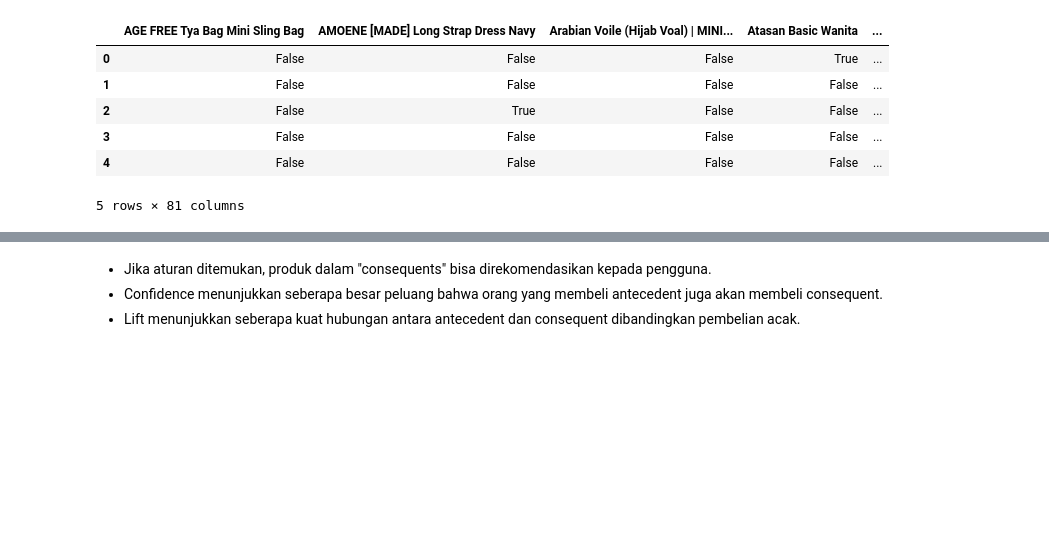
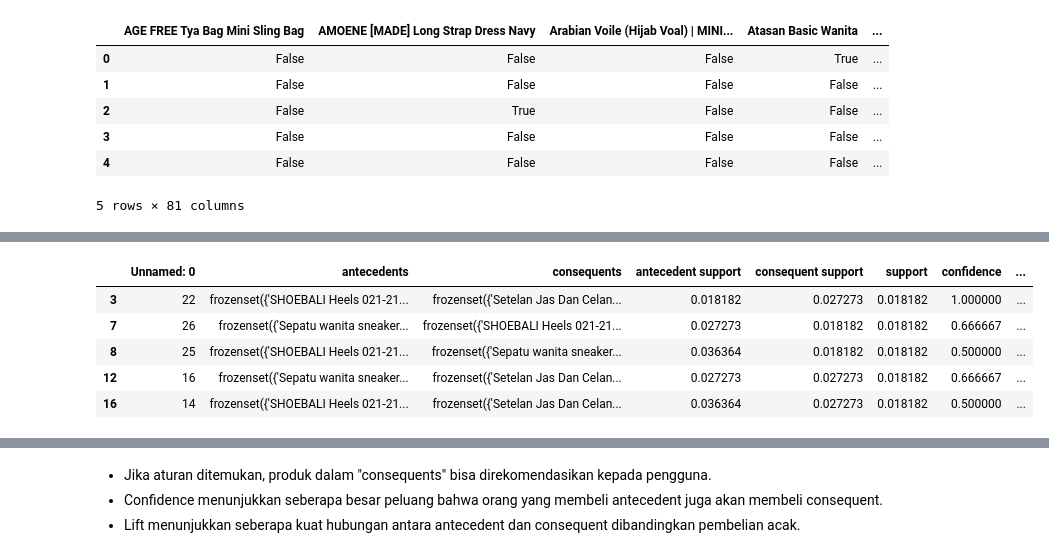
Before and after one commit to carsen09/uas-data-mining, a Jupyter notebook: notebook.ipynb, the cells around one changed output, grey strips where cells are left out. Cells and saved outputs as stored; diff of their text form; code cells hidden in the pictures; blank space fills up the shorter version.

```diff
--- a/notebook.ipynb
+++ b/notebook.ipynb
@@ -571,0 +584,17 @@ rules.to_csv('association_rules.csv')
+# %%
+product_list = sorted(set(rules["antecedents"].apply(eval).explode()))  # Mendapatkan daftar produk unik
+selected_products = ['SHOEBALI Heels 021-218', 'Sepatu wanita sneakers']
+
+# # **Inferensi Aturan Asosiasi**
+new_transaction = set(selected_products)
+matched_rules = rules[rules["antecedents"].apply(lambda x: set(eval(x)).issubset(new_transaction))]
+
+# product_list
+matched_rules.head()
+# %% [output]
+|  | Unnamed: 0 | antecedents | consequents | antecedent support | consequent support | support | confidence | ... |
+| 3 | 22 | frozenset({'SHOEBALI Heels 021-21... | frozenset({'Setelan Jas Dan Celan... | 0.018182 | 0.027273 | 0.018182 | 1.000000 | ... |
+| 7 | 26 | frozenset({'Sepatu wanita sneaker... | frozenset({'SHOEBALI Heels 021-21... | 0.027273 | 0.018182 | 0.018182 | 0.666667 | ... |
+| 8 | 25 | frozenset({'SHOEBALI Heels 021-21... | frozenset({'Sepatu wanita sneaker... | 0.036364 | 0.018182 | 0.018182 | 0.500000 | ... |
+| 12 | 16 | frozenset({'Sepatu wanita sneaker... | frozenset({'Setelan Jas Dan Celan... | 0.027273 | 0.027273 | 0.018182 | 0.666667 | ... |
+| 16 | 14 | frozenset({'SHOEBALI Heels 021-21... | frozenset({'Setelan Jas Dan Celan... | 0.036364 | 0.027273 | 0.018182 | 0.500000 | ... |
```
Also changed, not shown: parts of 15 cells of this notebook, 4 other files.
